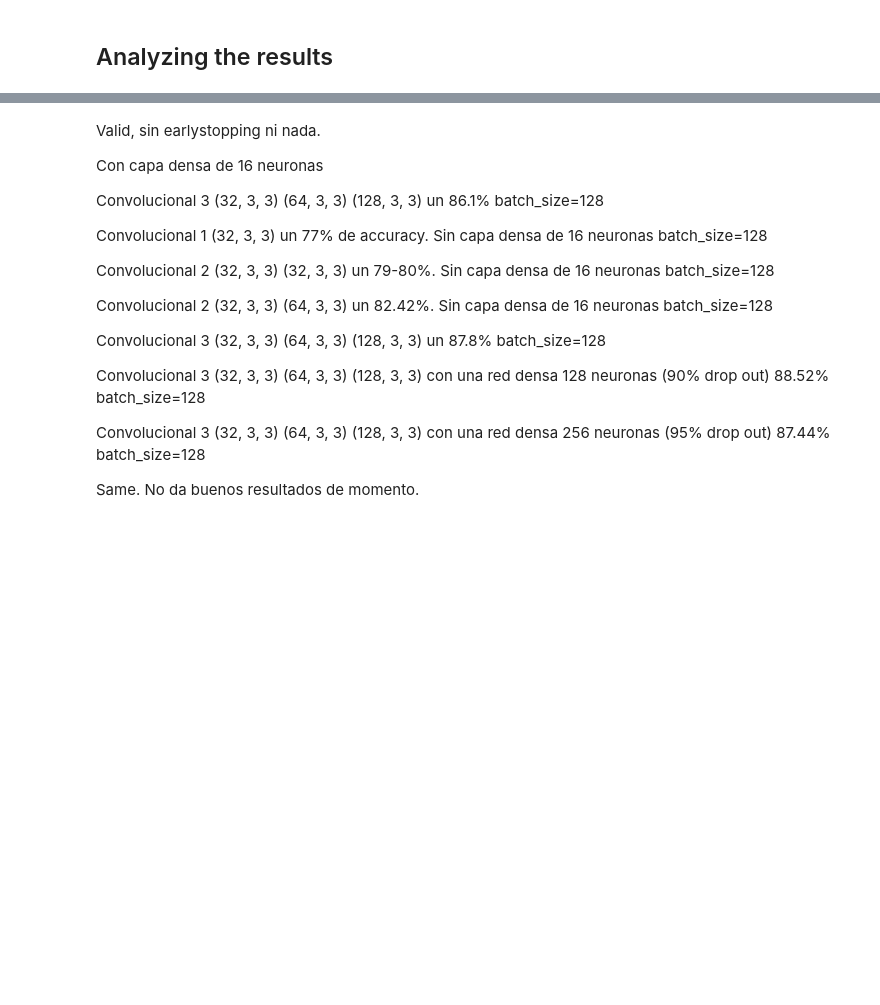
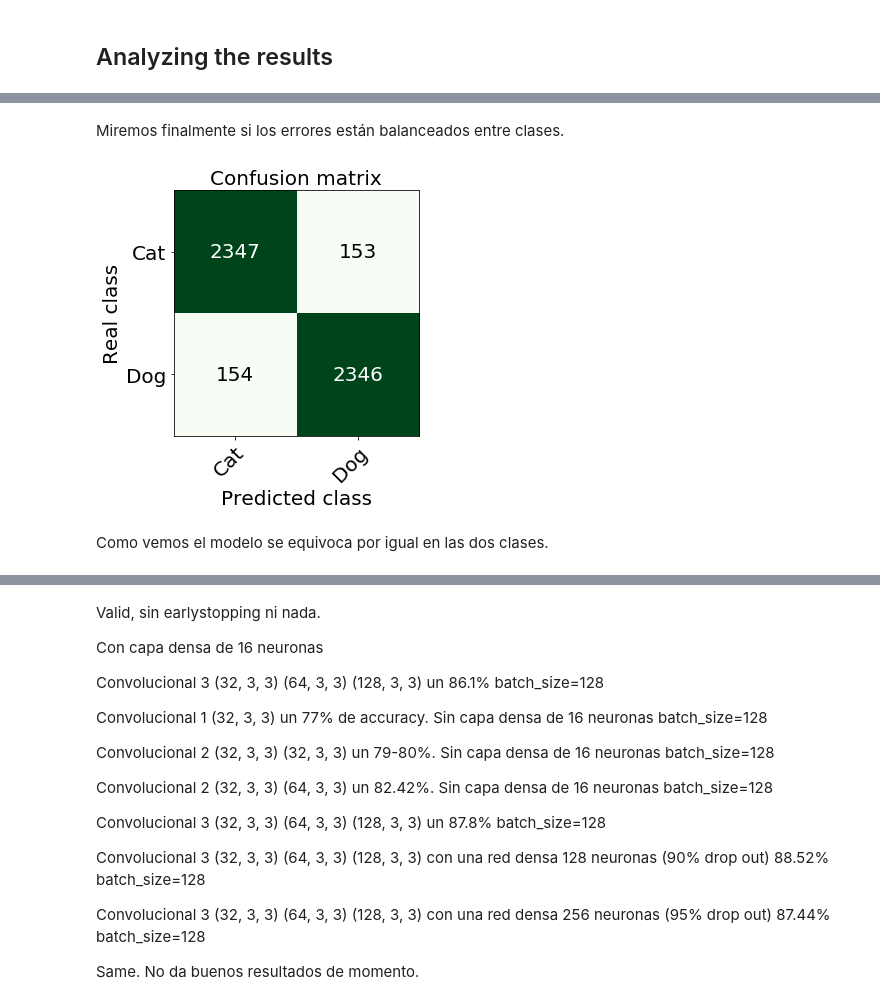
Before and after one commit to fjtm/Data, a Jupyter notebook: dogsVScats_francisco_javier_tebar_martinez.ipynb, the cells around one changed output, grey strips where cells are left out. Cells and saved outputs as stored; diff of their text form; code cells hidden in the pictures; blank space fills up the shorter version.

```diff
--- a/dogsVScats_francisco_javier_tebar_martinez.ipynb
+++ b/dogsVScats_francisco_javier_tebar_martinez.ipynb
@@ -1030,3 +1046,35 @@ Find and show some test images for which your model fails. Can you give an expla
+# %% [markdown]
+Miremos finalmente si los errores están balanceados entre clases.
+# %%
+fig, ax = plt.subplots(1,1,figsize=(5,5))
+cm = confusion_matrix(real, pred)
+
+im = ax.imshow(cm, interpolation='nearest', cmap=plt.cm.Greens)
+
+ax.set(xticks=np.arange(cm.shape[1]),
+       yticks=np.arange(cm.shape[0]),
+       xticklabels=["Cat", "Dog"], yticklabels=["Cat", "Dog"])
+
+plt.setp(ax.get_xticklabels(), rotation=45, ha="right",
+         rotation_mode="anchor")
+
+fmt = 'd'
+thresh = cm.max() / 2.
+for i in range(cm.shape[0]):
+    for j in range(cm.shape[1]):
+        ax.text(j, i, format(cm[i, j], fmt),
+                ha="center", va="center",
+                color="white" if cm[i, j] > thresh else "black",
+               fontsize = 20)
+        ax.set_ylabel('Real class', fontsize=20)
+        ax.set_xlabel('Predicted class', fontsize=20)
+        ax.set_title('Confusion matrix', fontsize=20)
+        ax.tick_params(axis='both', which='major', labelsize=20)
+fig.tight_layout()
+# %% [output]
+[figure, added]
+# %% [markdown]
+Como vemos el modelo se equivoca por igual en las dos clases.
 # %% [markdown]
 <img src="https://raw.githubusercontent.com/fjtm/Data/master/img/question.png" height="80" width="80" style="float: right;"/>
 
```
Also changed, not shown: parts of 27 cells of this notebook.
